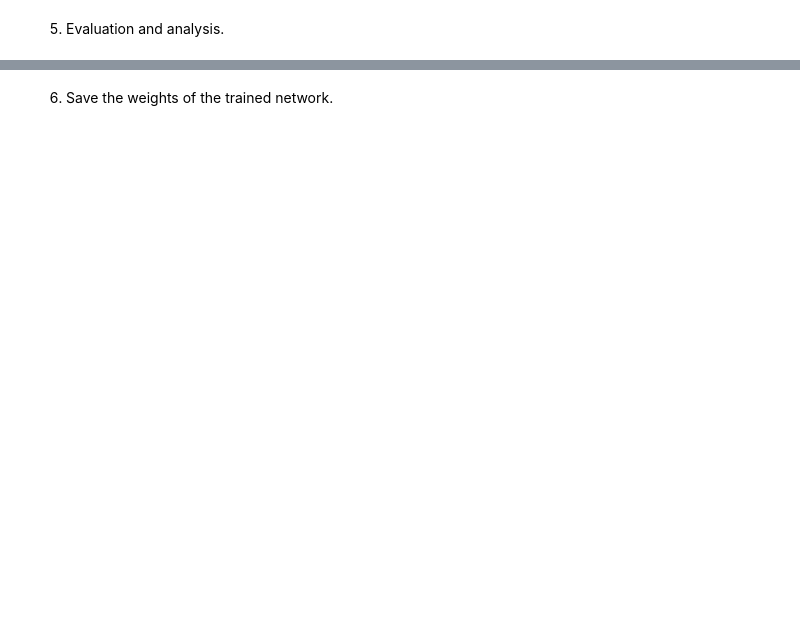
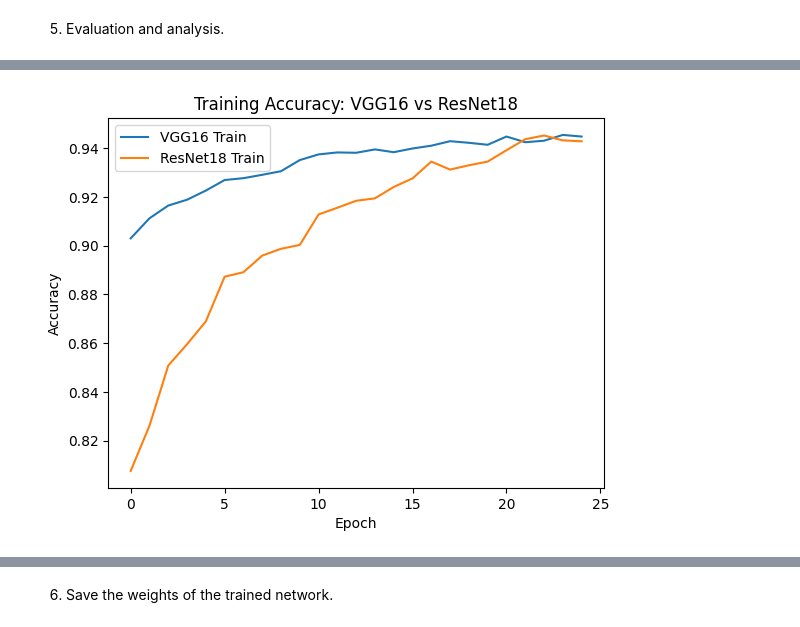
Before and after one commit to abhiiiinair24/Deep-Learning, a Jupyter notebook: A1/a1_part_1_sjoshi25_rajagop6.ipynb, the cells around one changed output, grey strips where cells are left out. Saved outputs shown, nothing was run; the diff lists cells and outputs as text; code cells hidden in the pictures; blank space fills up the shorter version.

```diff
--- a/A1/a1_part_1_sjoshi25_rajagop6.ipynb
+++ b/A1/a1_part_1_sjoshi25_rajagop6.ipynb
@@ -1212,0 +1095,25 @@ Test Loss: 0.2850, Test Accuracy: 0.8889
+# %%
+### ADD YOUR CODE HERE ###
+import torch.optim as optim
+
+optimizer_resnet = optim.Adam(
+    modelResnet.parameters(),
+    lr=0.003,
+    weight_decay=1e-4
+)
+# %%
+scheduler_resnet = optim.lr_scheduler.StepLR(
+    optimizer_resnet,
+    step_size=5,
+    gamma=0.5
+)
+# %%
+trainLoss_res, trainAcc_res, valLoss_res, valAcc_res = train_model_earlystop(
+    modelResnet,
+    train_loader_aug,
+    val_loader_aug,
+    optimizer_resnet,
+    scheduler_resnet,
+    epochs=25,
+    patience=5
+)
@@ -1216,0 +1186,16 @@ Test Loss: 0.2850, Test Accuracy: 0.8889
+# %%
+#Training accuracy comparison of both the models
+
+epochs_vgg = len(trainAcc_he_aug)
+epochs_res = len(trainAcc_res)
+
+plt.figure()
+plt.plot(range(epochs_vgg), trainAcc_he_aug, label='VGG16 Train')
+plt.plot(range(epochs_res), trainAcc_res, label='ResNet18 Train')
+plt.xlabel("Epoch")
+plt.ylabel("Accuracy")
+plt.title("Training Accuracy: VGG16 vs ResNet18")
+plt.legend()
+plt.show()
+# %% [output]
+[figure, added]
```
Also changed, not shown: parts of 39 cells of this notebook.
